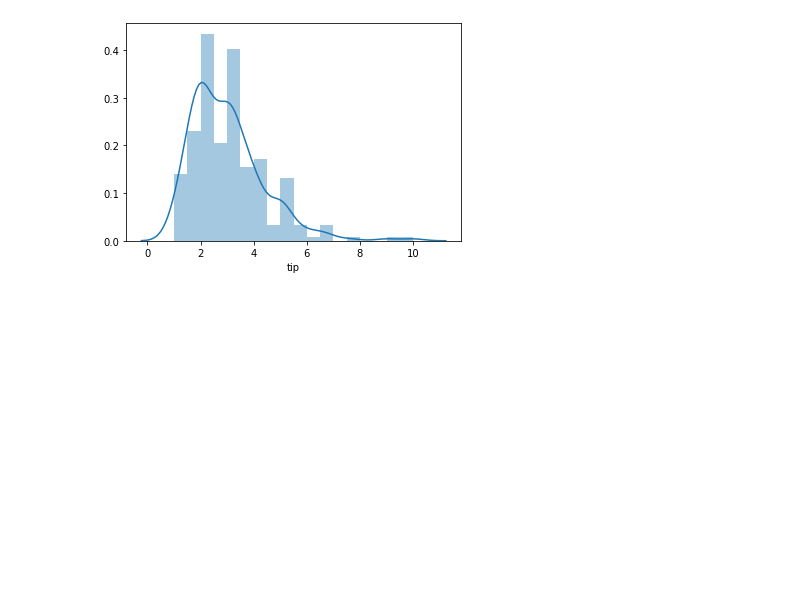
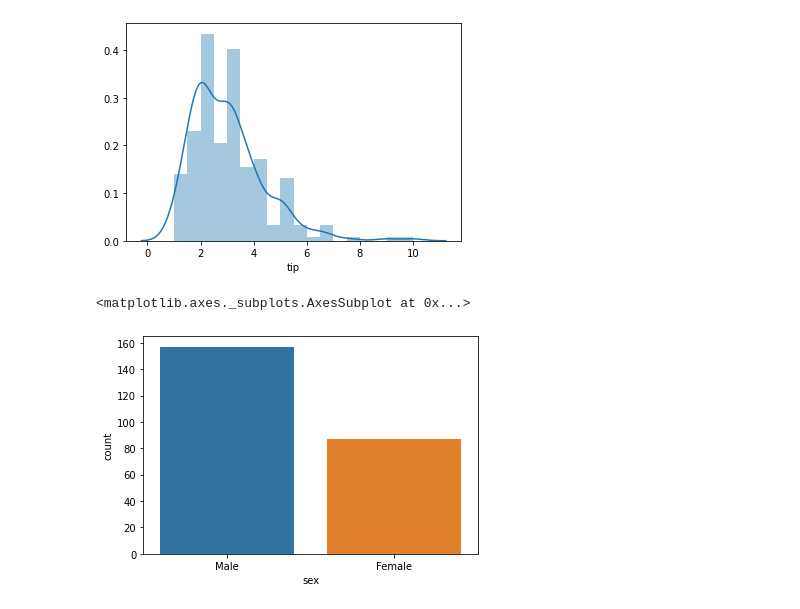
Before and after one commit to Al-Hasib/Visualization, a Jupyter notebook: Seaborn/Seaborn.ipynb, the cells around one changed output. Saved outputs shown, nothing was run; the diff lists cells and outputs as text; code cells hidden in the pictures; blank space fills up the shorter version.

```diff
--- a/Seaborn/Seaborn.ipynb
+++ b/Seaborn/Seaborn.ipynb
@@ -46,3 +46,9 @@ sns.distplot(df['tip'])
 # %% [output]
 <matplotlib.axes._subplots.AxesSubplot at 0x...>
 [figure]
+# %%
+# countplot
+sns.countplot(df['sex'])
+# %% [output]
+<matplotlib.axes._subplots.AxesSubplot at 0x...>
+[figure, added]
```
Also changed, not shown: parts of 4 cells of this notebook.
